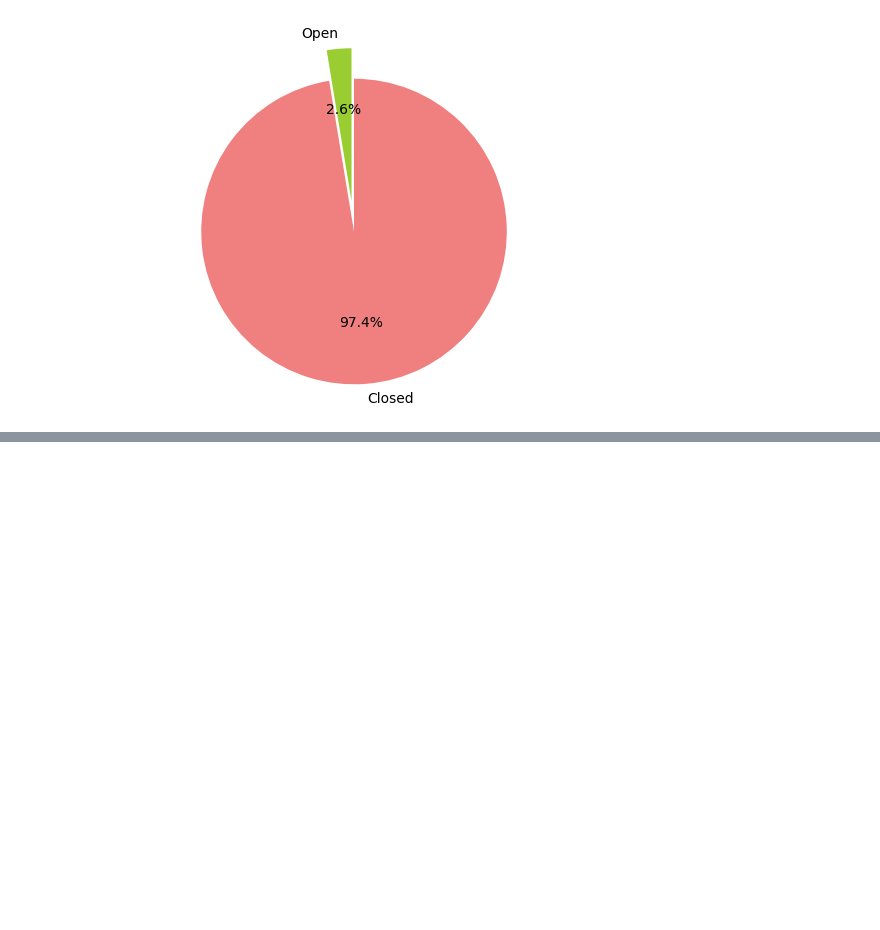
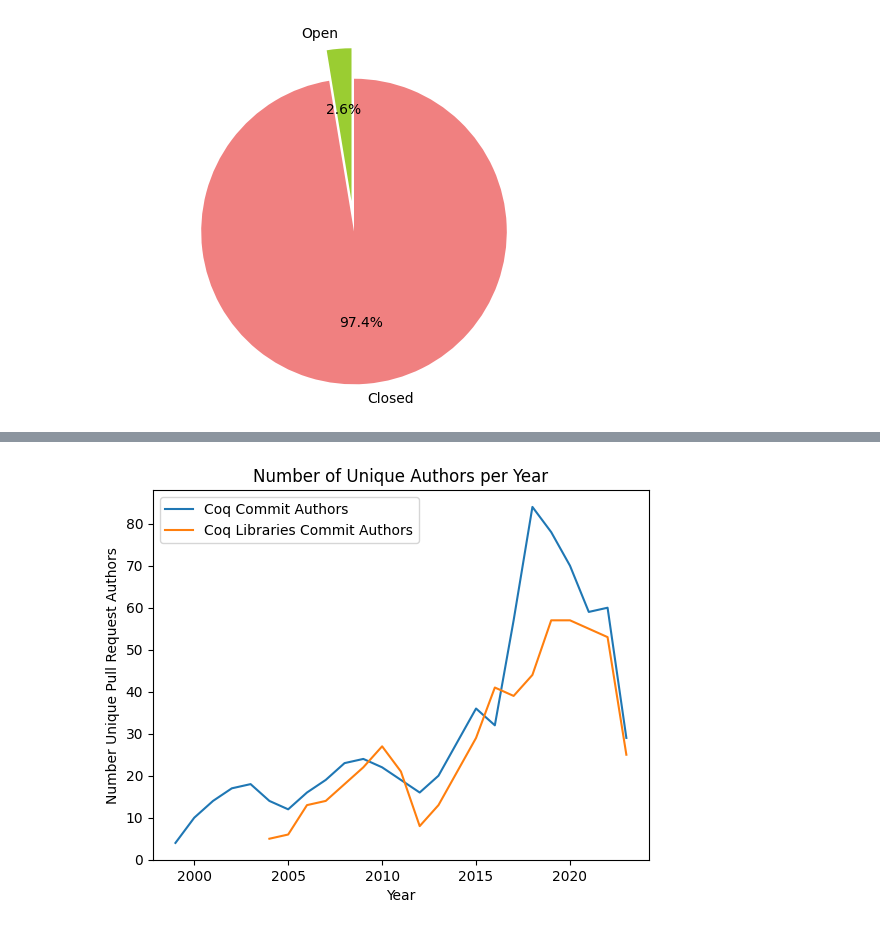
Before and after one commit to minsungc/aseproject2023, a Jupyter notebook: coq_figures.ipynb, the cells around one changed output, grey strips where cells are left out. Saved outputs shown, nothing was run; the diff lists cells and outputs as text; code cells hidden in the pictures; blank space fills up the shorter version.

```diff
--- a/coq_figures.ipynb
+++ b/coq_figures.ipynb
@@ -359,7 +359,7 @@ plt.show()
 # Find the number of unique contributors
 # Unique contributors are anyone who has committed or participated in and issue or pull request
 
-# Lean Lang Issues
+# Coq Lang Issues
 with open('DataCollection/coq-issues/coq_coq_Issues.json') as f:
     data = json.load(f)
 df = pd.DataFrame(data)
@@ -375,7 +375,7 @@ for i, row in df.iterrows():
 issue_comment_authors_lang = pd.DataFrame(issue_comments_list_lang)
 issue_authors_lang = pd.DataFrame(issues_list_lang)
 
-# Lean Mathlib Issues
+# Coq Library Issues
 data = []
 for filename in os.listdir('DataCollection/coq-issues'):
     # Check if the file is a JSON file
@@ -399,7 +399,7 @@ for i, row in df.iterrows():
 issue_comment_authors_lib = pd.DataFrame(issue_comments_list_lib)
 issue_authors_lib = pd.DataFrame(issues_list_lib)
 
-# Lean Lang PRs
+# Coq Lang PRs
 with open('DataCollection/coq-prs/coq_coq_PullRequests.json') as f:
     data = json.load(f)
 df = pd.DataFrame(data)
@@ -415,7 +415,7 @@ for i, row in df.iterrows():
 pr_comment_authors_lang = pd.DataFrame(pr_comments_list_lang)
 pr_authors_lang = pd.DataFrame(prs_list_lang)
 
-# Lean Library PRs
+# Coq Library PRs
 data = []
 for filename in os.listdir('DataCollection/coq-prs'):
     # Check if the file is a JSON file
@@ -439,24 +439,30 @@ for i, row in df.iterrows():
 pr_comment_authors_lib = pd.DataFrame(pr_comments_list_lib)
 pr_authors_lib = pd.DataFrame(prs_list_lib)
 
-# Lean lang commits
-with open('DataCollection/Lean_leanprover-community_lean_Commits.json') as f:
-    lean_commits = json.load(f)
-df = pd.DataFrame(lean_commits)
+# Coq lang commits
+with open('DataCollection/coq-commits/Coq_coq_coq_Commits.json') as f:
+    coq_commits = json.load(f)
+df = pd.DataFrame(coq_commits)
 df['date'] = pd.to_datetime(df['date'], utc=True)
-display(df['date'].dtype)
 df['year'] = df['date'].dt.year
 commits_list_lang = []
 for i, row in df.iterrows():
     commits_list_lang.append({'author': row['author'], 'year': row['year']})
 commit_authors_lang = pd.DataFrame(commits_list_lang)
 
-# Lean lib commits
-with open('DataCollection/Lean_leanprover-community_mathlib_Commits.json') as f:
-    mathlib_commits = json.load(f)
-df = pd.DataFrame(mathlib_commits)
+# Coq library commits
+data = []
+for filename in os.listdir('DataCollection/coq-commits'):
+    # Check if the file is a JSON file
+    if filename.endswith(".json") and filename != 'Coq_coq_coq_Commits.json':
+        filepath = os.path.join('DataCollection/coq-commits', filename)
+        try:
+            with open(filepath) as f:
+                data.extend(json.load(f))
+        except json.JSONDecodeError:
+            pass
+df = pd.DataFrame(data)
 df['date'] = pd.to_datetime(df['date'], utc=True)
-display(df['date'].dtype)
 df['year'] = df['date'].dt.year
 commits_list_lib = []
 for i, row in df.iterrows():
@@ -496,0 +507,10 @@ math-comp_Coq-Combi_Issues.json
+# %%
+cua_lean_lang.plot(kind='line', label='Coq Commit Authors')
+cua_lean_lib.plot(kind='line', label='Coq Libraries Commit Authors')
+plt.xlabel('Year')
+plt.ylabel('Number Unique Pull Request Authors')
+plt.title('Number of Unique Authors per Year')
+plt.legend()
+plt.show()
+# %% [output]
+[figure, added]
```
Also changed, not shown: parts of 7 cells of this notebook, 4 other files.
